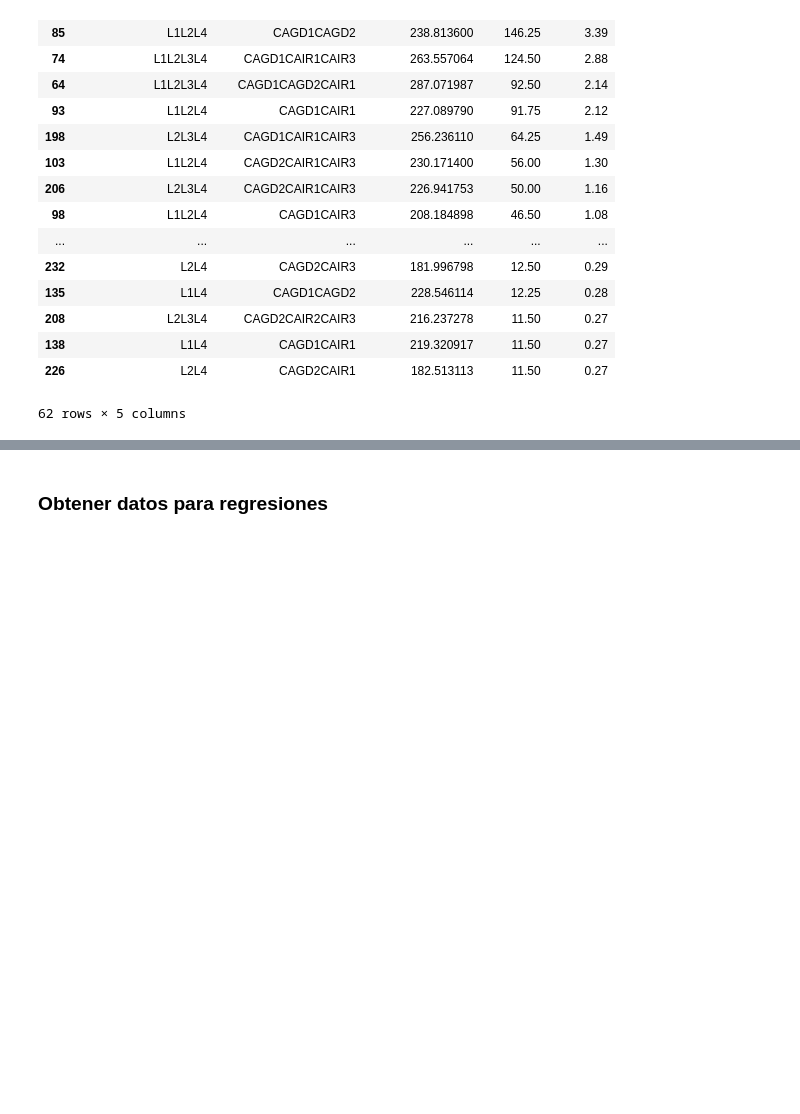
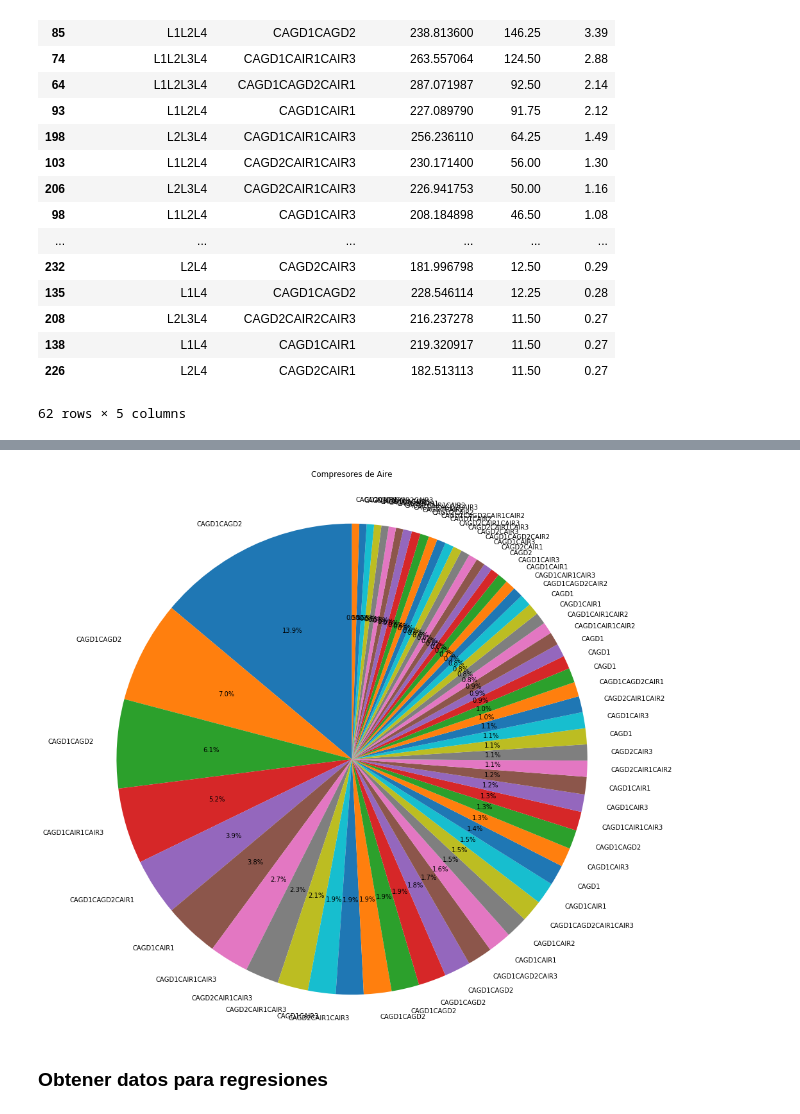
Before and after one commit to Axioma42/Project1, a Jupyter notebook: Project1.ipynb, the cells around one changed output, grey strips where cells are left out. Saved outputs shown, nothing was run; the diff lists cells and outputs as text; code cells hidden in the pictures; blank space fills up the shorter version.

```diff
--- a/Project1.ipynb
+++ b/Project1.ipynb
@@ -372,3 +509,6 @@ compresores_aireV2
 | 138 | L1L4 | CAGD1CAIR1 | 219.320917 | 11.50 | 0.27 |
 | 226 | L2L4 | CAGD2CAIR1 | 182.513113 | 11.50 | 0.27 |
 62 rows × 5 columns
+# %%
+compresores_aireV2["%Tiempo"]=round(compresores_aireV2["Contador"]["sum"]/compresores_aireV2["Contador"]["sum"].sum(),3)*100
+compresores_aireV2.head()
@@ -375,3 +536,16 @@ compresores_aireV2
+# %%
+%matplotlib inline
+plt.title('Compresores de Aire''\n''\n')
+plt.pie(compresores_aireV2['%Tiempo'],labels=compresores_aireV2['CargaCompresoresAire'],shadow=False,startangle=90,autopct='%1.1f%%',)
+plt.axis('equal')
+plt.tight_layout()
+
+fig = plt.gcf()
+fig.set_size_inches(15,15)
+
+plt.show()
+# %% [output]
+[figure, added]
 # %% [markdown]
 ### Obtener datos para regresiones
 # %%
```
Also changed, not shown: parts of 39 cells of this notebook, 3 other files.
